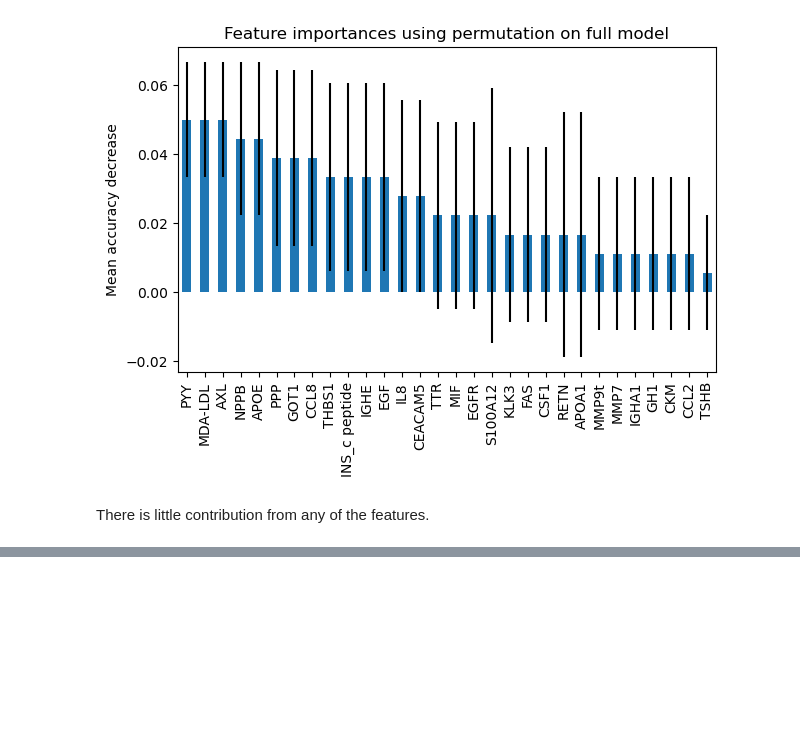
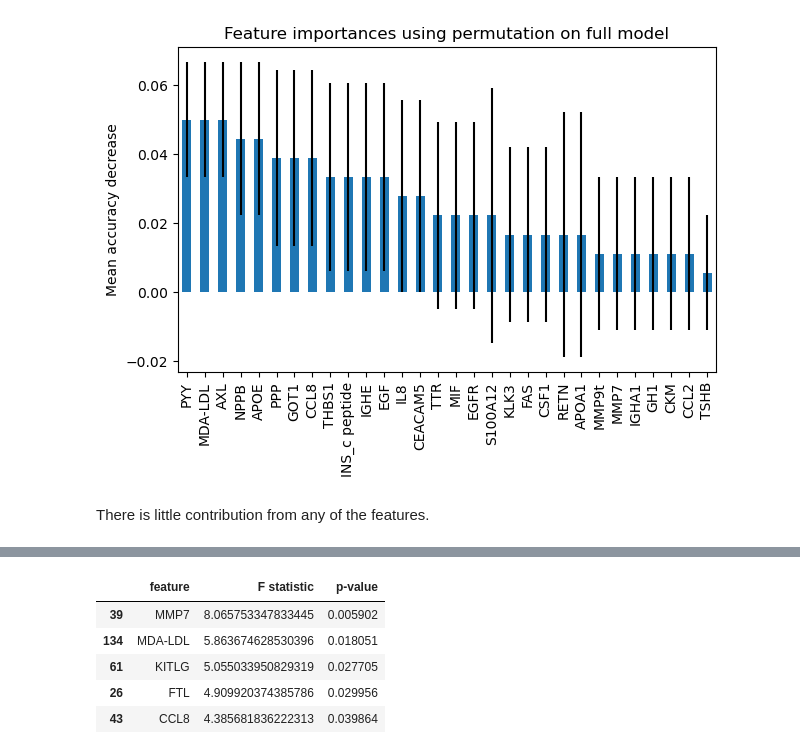
Before and after one commit to hrolfrc/calfcv, a Jupyter notebook: doc/notebooks/n2/n2_feature_importances.ipynb, the cells around one changed output, grey strips where cells are left out. Saved outputs shown, nothing was run; the diff lists cells and outputs as text; code cells hidden in the pictures; blank space fills up the shorter version.

```diff
--- a/doc/notebooks/n2/n2_feature_importances.ipynb
+++ b/doc/notebooks/n2/n2_feature_importances.ipynb
@@ -257,0 +262,8 @@ There is little contribution from any of the features.
+# %%
+from sklearn.feature_selection import SelectKBest, f_classif
+from sklearn.preprocessing import StandardScaler
+X_std = StandardScaler().fit_transform(X, y)
+k_best = SelectKBest(f_classif, k=10)
+
+X_new = k_best.fit_transform(X, y)
+X_new.shape
@@ -257,0 +286,15 @@ There is little contribution from any of the features.
+# %%
+# F-statistic for each feature.
+df = pd.DataFrame(np.transpose([feature_names, k_best.scores_, k_best.pvalues_]), columns=['feature', 'F statistic', 'p-value'])
+# %%
+df.dropna(inplace=True)
+df['p-value'] = df['p-value'].astype(float)
+# %%
+df[df['p-value'] < .05].sort_values('p-value')
+# %% [output]
+|  | feature | F statistic | p-value |
+| 39 | MMP7 | 8.065753347833445 | 0.005902 |
+| 134 | MDA-LDL | 5.863674628530396 | 0.018051 |
+| 61 | KITLG | 5.055033950829319 | 0.027705 |
+| 26 | FTL | 4.909920374385786 | 0.029956 |
+| 43 | CCL8 | 4.385681836222313 | 0.039864 |
```
Also changed, not shown: parts of 6 cells of this notebook.
